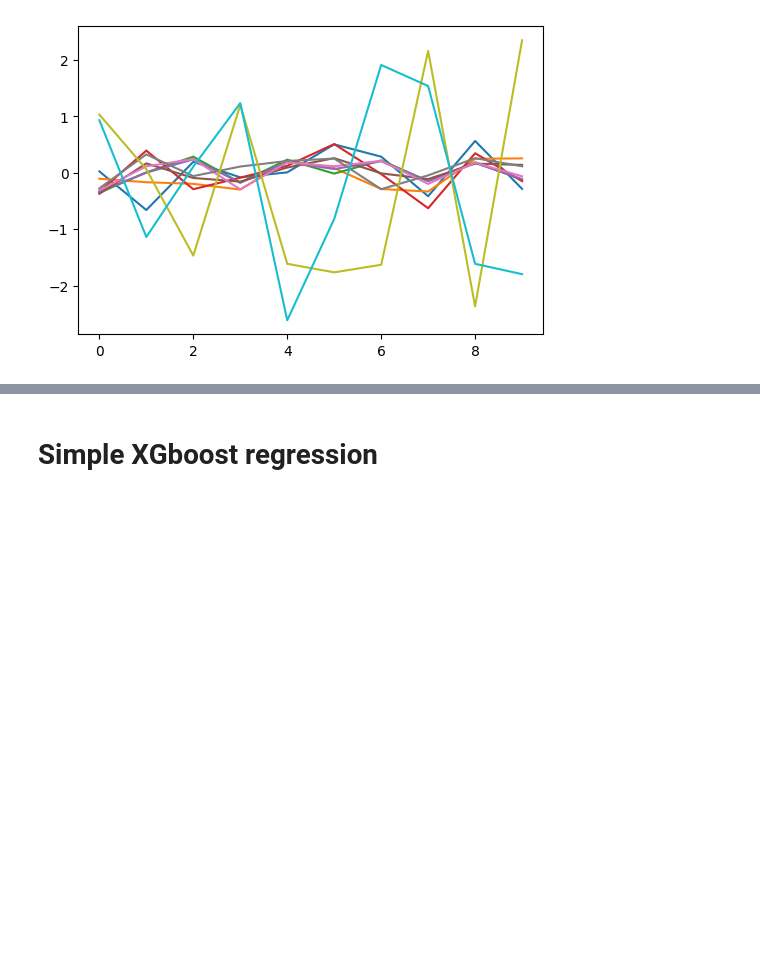
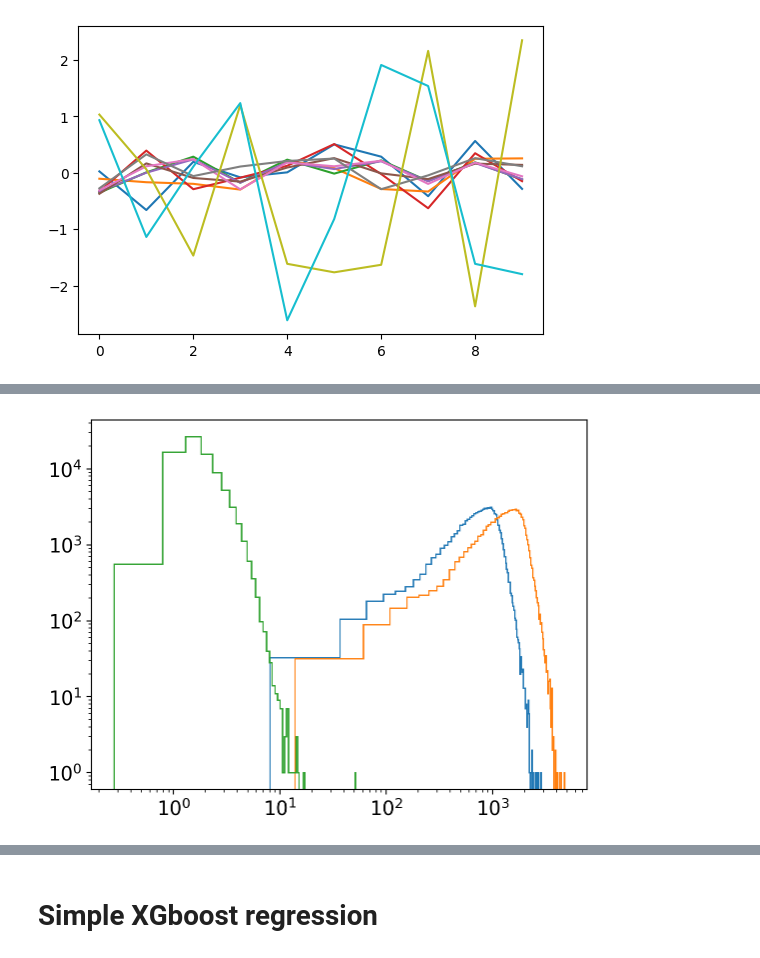
Before and after one commit to jiadonglee/aspgap, a Jupyter notebook: docs/gaiaXP_pre.ipynb, the cells around one changed output, grey strips where cells are left out. Saved outputs shown, nothing was run; the diff lists cells and outputs as text; code cells hidden in the pictures; blank space fills up the shorter version.

```diff
--- a/docs/gaiaXP_pre.ipynb
+++ b/docs/gaiaXP_pre.ipynb
@@ -295,0 +434,8 @@ teff_max = data_cont['df'][['TEFF']].values.max()
+# %%
+plt.hist(snr_rp, histtype='step', bins=100);
+plt.hist(snr_rp_10, histtype='step', bins=100);
+plt.hist(snr_rp_55, histtype='step', bins=100);
+plt.xscale('log')
+plt.yscale('log')
+# %% [output]
+[figure, added]
```
Also changed, not shown: parts of 56 cells of this notebook, 18 other files.
